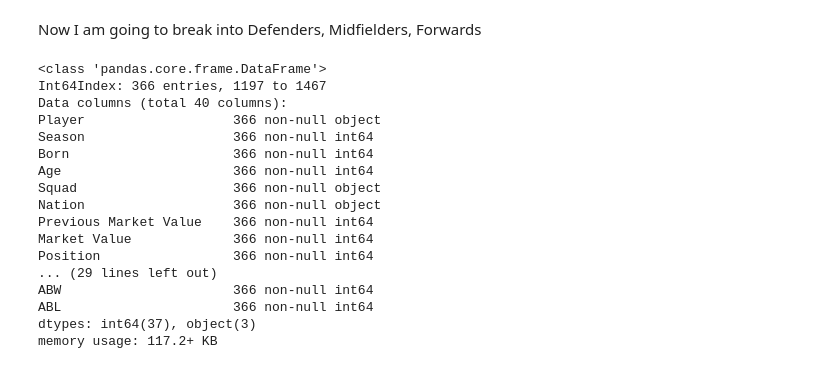
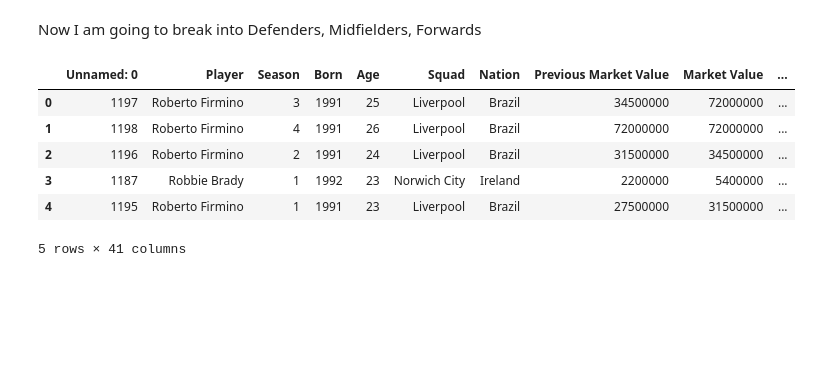
Before and after one commit to Femi-Ogunkola/EPL, a Jupyter notebook: EPL Data Analysis.ipynb, the cells around one changed output. Drawn from its saved outputs; the diff is of its cells as text; code cells hidden in the pictures; blank space fills up the shorter version.

```diff
--- a/EPL Data Analysis.ipynb
+++ b/EPL Data Analysis.ipynb
@@ -103,21 +104,13 @@ Fwd = epl.loc[epl.Position==3]
-# %%
-Fwd.info()
-# %% [output]
-<class 'pandas.core.frame.DataFrame'>
-Int64Index: 366 entries, 1197 to 1467
-Data columns (total 40 columns):
-Player                   366 non-null object
-Season                   366 non-null int64
-Born                     366 non-null int64
-Age                      366 non-null int64
-Squad                    366 non-null object
-Nation                   366 non-null object
-Previous Market Value    366 non-null int64
-Market Value             366 non-null int64
-Position                 366 non-null int64
-... (29 lines left out)
-ABW                      366 non-null int64
-ABL                      366 non-null int64
-dtypes: int64(37), object(3)
-memory usage: 117.2+ KB
+# %%
+fwd = pd.read_csv('forward')
+# %%
+fwd.head()
+# %% [output]
+|  | Unnamed: 0 | Player | Season | Born | Age | Squad | Nation | Previous Market Value | Market Value | ... |
+| 0 | 1197 | Roberto Firmino | 3 | 1991 | 25 | Liverpool | Brazil | 34500000 | 72000000 | ... |
+| 1 | 1198 | Roberto Firmino | 4 | 1991 | 26 | Liverpool | Brazil | 72000000 | 72000000 | ... |
+| 2 | 1196 | Roberto Firmino | 2 | 1991 | 24 | Liverpool | Brazil | 31500000 | 34500000 | ... |
+| 3 | 1187 | Robbie Brady | 1 | 1992 | 23 | Norwich City | Ireland | 2200000 | 5400000 | ... |
+| 4 | 1195 | Roberto Firmino | 1 | 1991 | 23 | Liverpool | Brazil | 27500000 | 31500000 | ... |
+5 rows × 41 columns
 # %%
```
Also changed, not shown: parts of 17 cells of this notebook, 1 other file.
